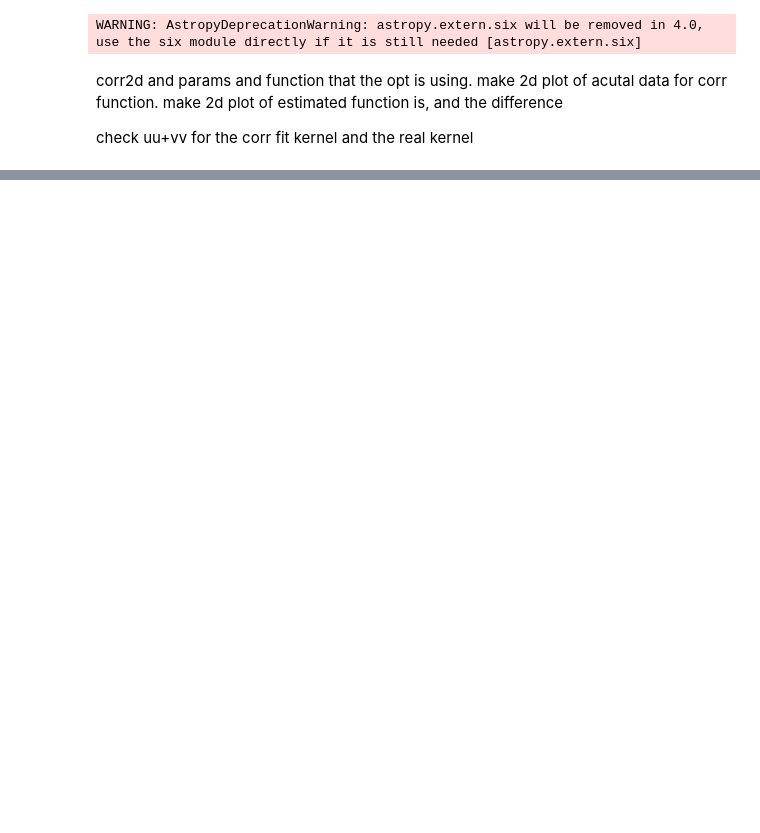
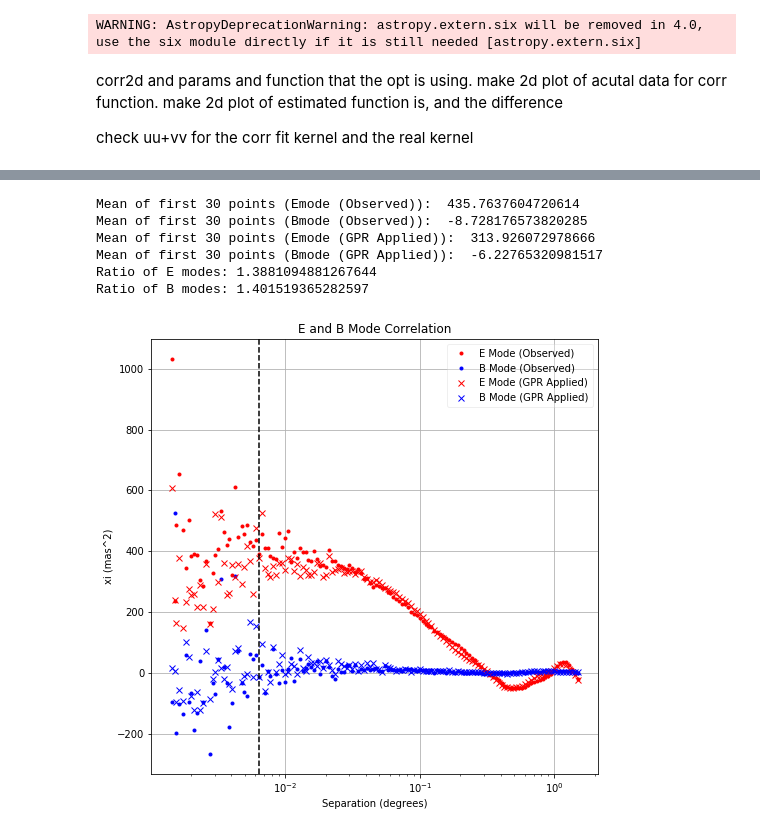
Before and after one commit to FoxFortino/DESworkspace, a Jupyter notebook: scratch.ipynb, the cells around one changed output, grey strips where cells are left out. Saved outputs shown, nothing was run; the diff lists cells and outputs as text; code cells hidden in the pictures; blank space fills up the shorter version.

```diff
--- a/scratch.ipynb
+++ b/scratch.ipynb
@@ -10,0 +35,10 @@ check uu+vv for the corr fit kernel and the real kernel
+# %%
+GP.plot_Emode_2ptcorr(GP.Xtest, GP.Ytest, Y2=GP.fbar_s)
+# %% [output]
+Mean of first 30 points (Emode (Observed)):  435.7637604720614
+Mean of first 30 points (Bmode (Observed)):  -8.728176573820285
+Mean of first 30 points (Emode (GPR Applied)):  313.926072978666
+Mean of first 30 points (Bmode (GPR Applied)):  -6.22765320981517
+Ratio of E modes: 1.3881094881267644
+Ratio of B modes: 1.401519365282597
+[figure, added]
```
Also changed, not shown: parts of 14 cells of this notebook, 1 other file.
